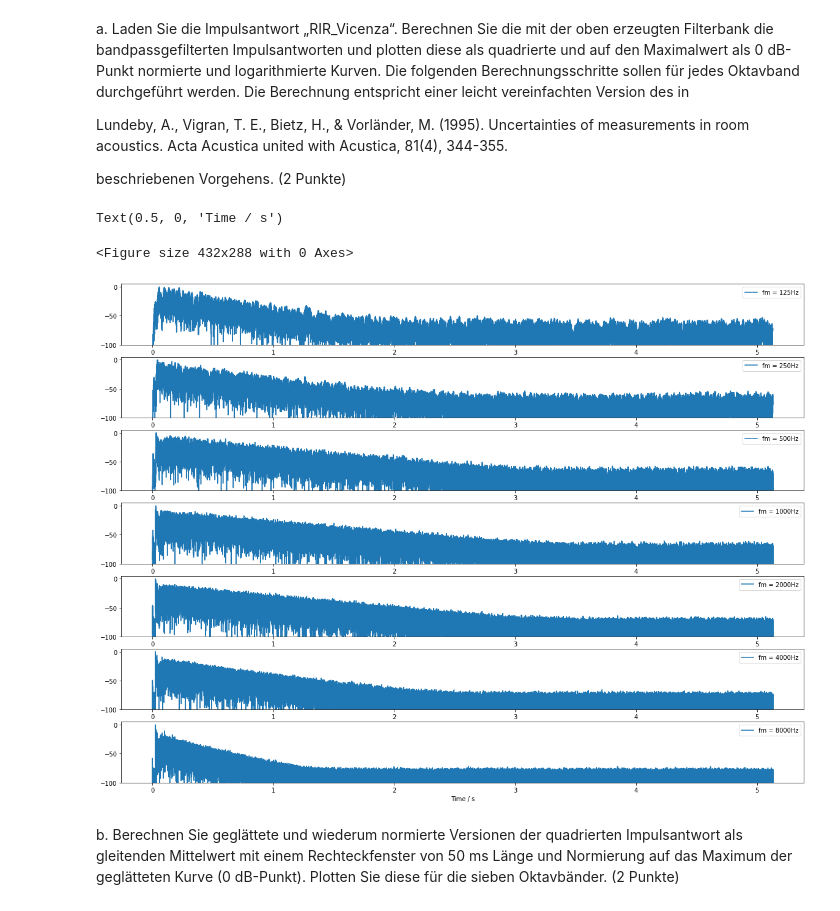
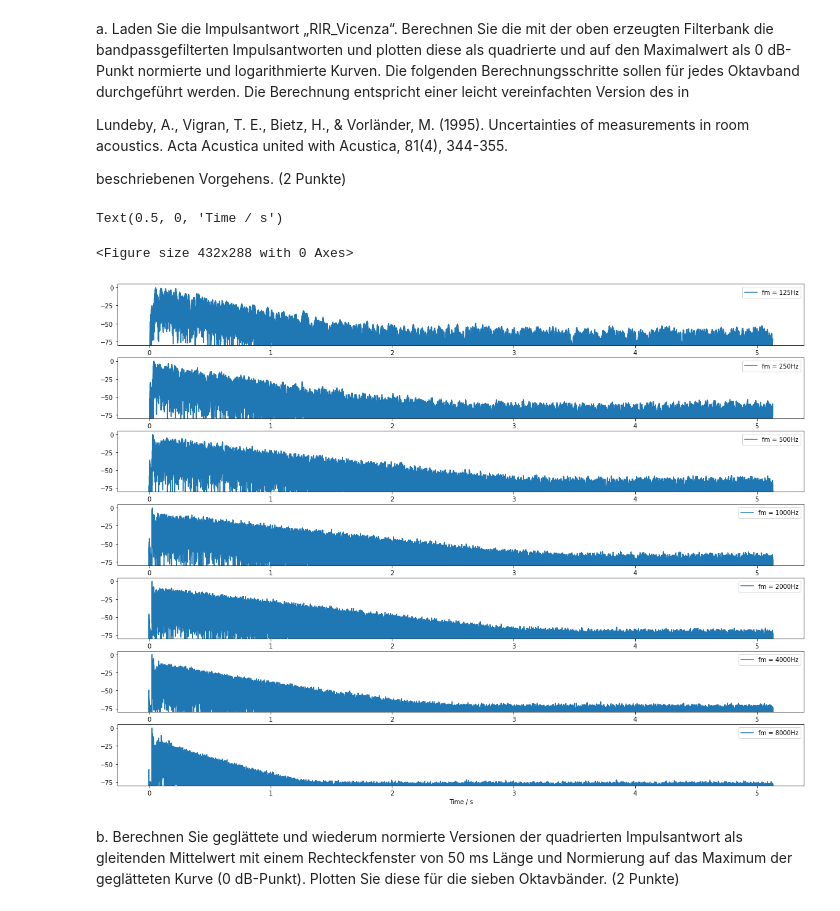
Before and after one commit to ChristianScheer97/Raumakustik_Hausaufgabe_-, a Jupyter notebook: Raumakustik_Hausaufgabe1.ipynb, the cells around one changed output. Drawn from its saved outputs; the diff is of its cells as text; code cells hidden in the pictures.

Commit message:
Aufgabe 1 überarbeitet

```diff
--- a/Raumakustik_Hausaufgabe1.ipynb
+++ b/Raumakustik_Hausaufgabe1.ipynb
@@ -61 +66,38 @@ plt.show()
 [figure]
+# %%
+# Loesung Aufgabe 1
+
+# %matplotlib qt
+fs = 44100
+dirac = pf.signals.impulse(2**17, sampling_rate=44100)
+filterBank = pf.dsp.filter.fractional_octave_bands(dirac, 1, sampling_rate=None, freq_range=(125.0, 8000.0), order=10)
+
+pf.plot.freq(filterBank[3], label='10th order butterworth octave filter fm = 1000 Hz')
+
+# calculate border frequencies for the desired frequency band (1000 Hz)
+f1 = 1000*(10**0.3)**-0.5
+f2 = 1000*(10**0.3)**0.5
+
+# arrays with exponents of the normed frequencies of the acceptance border
+# and the corresponding gains for lowwe and higher acceptance border  (Tabelle 1)
+G = [-4, -3, -2, -1, -0.51111, -0.4999, -3/8, -1/4, -1/8, 0, 1/8, 1/4, 3/8, 0.4999, 0.5111, 1, 2, 3, 4]
+gains_low = [-70, -60, -40.5, -16.6, -1.2, 0.4, 0.4, 0.4, 0.4, 0.4, 0.4, 0.4, 0.4, 0.4, -1.2, -16.6, -40.5, -60, -70]
+gains_high = [-100, -100, -100, -100, -100, -5.3, -1.4, -0.7, -0.5, -0.4, -0.5, -0.7, -1.4, -5.3, -100, -100, -100, -100, -100]
+
+# calculate the frequencies that correspond to the normed frequencies in this particular frequency band
+normed_freqs = []
+for i in G:
+    if i/2 == int:  # if exponent is even
+        normed_freqs.append(1000*(10**0.3)**((2*i + 1)/2))
+    else:           # if exponent is odd
+        normed_freqs.append(1000*(10**0.3)**(i))
+
+# plotting function
+def plotBorder(freqs, gains, line_color):
+    for idx in range(len(normed_freqs)-1):
+        plt.plot([freqs[idx], freqs[idx+1]], [gains[idx], gains[idx+1]], linestyle='dashed', color=line_color)
+
+plotBorder(normed_freqs, gains_low, 'k')
+plotBorder(normed_freqs, gains_high, 'r')
+plt.legend(loc='lower left')
+plt.show()
@@ -85,35 +129,35 @@ borderfreqs.append(8000*np.sqrt(2)) # also adds the last missing upper frequency
 filters = []
 for i in range(7):
     filters.append(pf.dsp.filter.butterworth(None,10,[borderfreqs[i],borderfreqs[i+1]],'bandpass',sampling_rate=44100)) # gives the filter coefficients for the 7 octaves
 
 
 fig = plt.figure()
 fig, ax = plt.subplots(7,1, figsize=(20,15))
 RIR = pf.io.read_audio('audio/RIR_Vicenza.wav')
 fs = RIR.sampling_rate
 RIR_list_log = []
 RIR_list_sq = []
 time = np.linspace(0,len(RIR.time.T)/fs,len(RIR.time.T)) # makes a time array with the length of the RIR
 
 for i in range(len(filters)):
     RIR_filtered = filters[i].process(RIR)   # filter the RIR
     RIR_sq = (RIR_filtered.time**2).T[:,0]   # square the filtered RIR, Transpose and only take the data from the signal
     RIR_sq_norm_log = 10 * np.log10(RIR_sq/np.max(RIR_sq)) # normalize it and do the log
 
     RIR_list_sq.append(RIR_sq)               # saving both squared RIR and normalized & log'ed RIR as lists
     RIR_list_log.append(RIR_sq_norm_log)
 
     ### plotting stuff ###
     plotlabel = 'fm = ' +str(125*(2**i))+'Hz'
     ax[i].plot(time, RIR_sq_norm_log, label = plotlabel)
-    ax[i].set_ylim(-100,5 )
+    ax[i].set_ylim(-80,5 )
     ax[i].legend()
 
 ax[6].set_xlabel('Time / s')
 # %% [output]
 Text(0.5, 0, 'Time / s')
 <Figure size 432x288 with 0 Axes>
-[figure, old version]
+[figure, new version]
 # %% [markdown]
 b. Berechnen Sie geglättete und wiederum normierte Versionen der quadrierten Impulsantwort als gleitenden Mittelwert mit einem Rechteckfenster von 50 ms Länge und Normierung auf das Maximum der geglätteten Kurve (0 dB-Punkt). Plotten Sie diese für die sieben Oktavbänder. (2 Punkte)
 # %%
```
Also changed, not shown: parts of 4 cells of this notebook, 1 other file.
